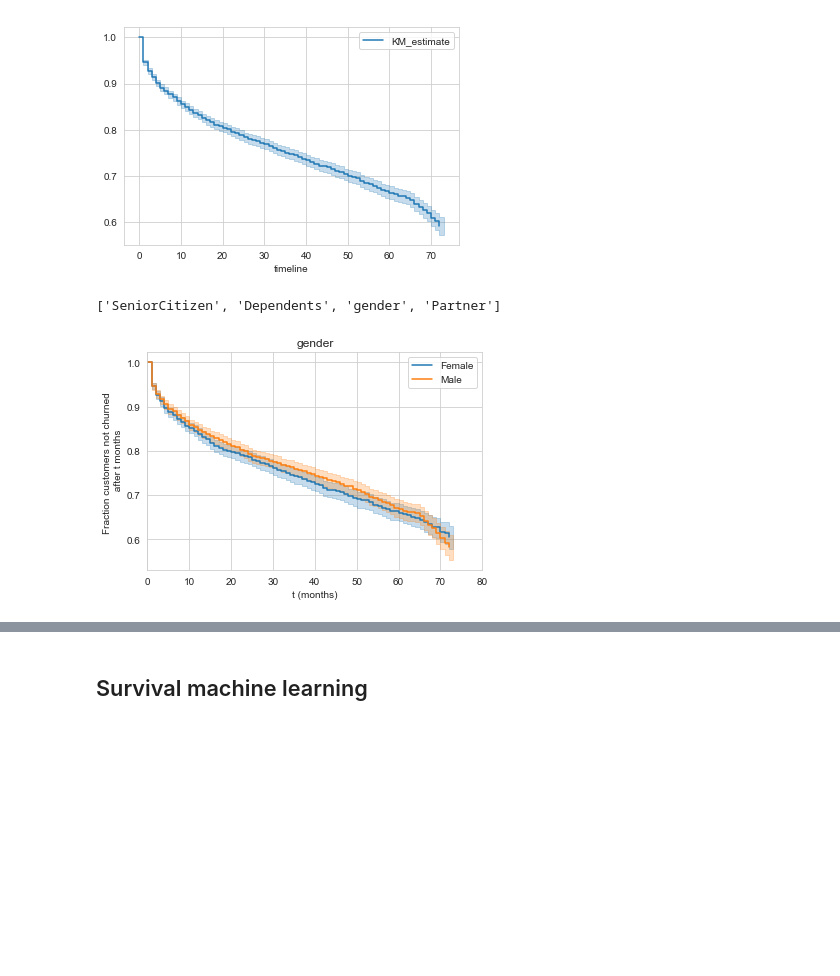
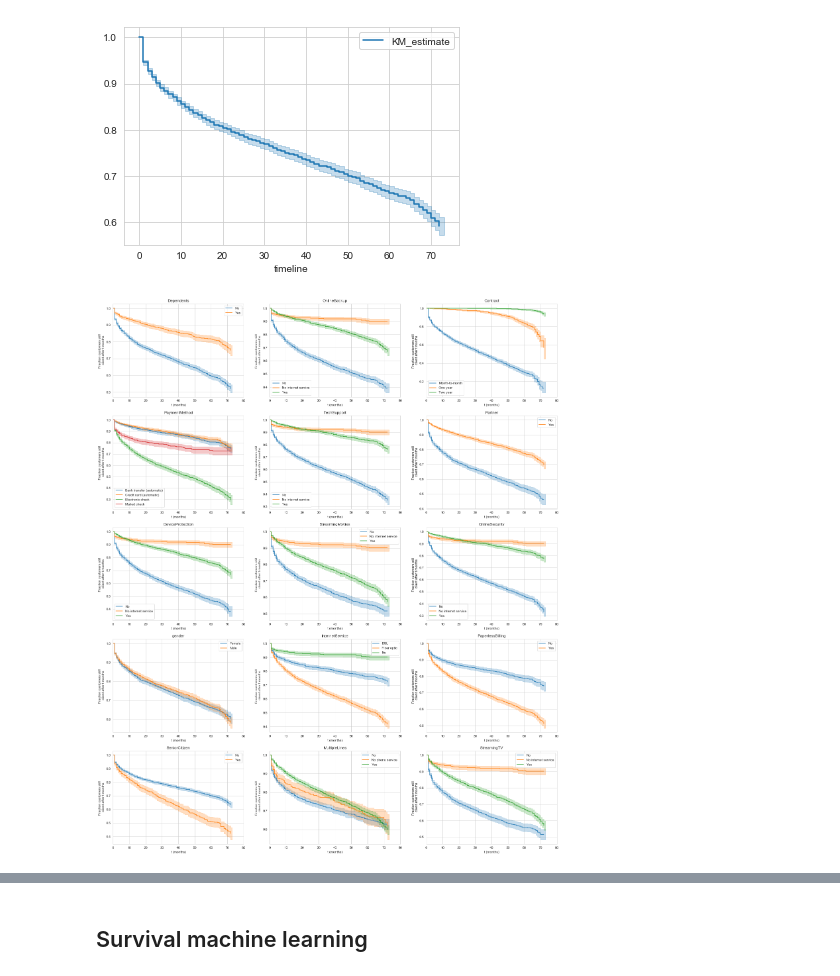
Before and after one commit to RobrechtVandendriessche/Survival, a Jupyter notebook: code/survival-ml.ipynb, the cells around one changed output, grey strips where cells are left out. Saved outputs shown, nothing was run; the diff lists cells and outputs as text; code cells hidden in the pictures; blank space fills up the shorter version.

Commit message:
surv curves ready

```diff
--- a/code/survival-ml.ipynb
+++ b/code/survival-ml.ipynb
@@ -262,3 +257,3 @@ Based on the above analysis, we decide to drop a few variables as they appear to
 # %%
-to_drop = ['MonthlyCharges', 'PhoneService']
+to_drop = ['TotalCharges', 'PhoneService']
 churn.drop(churn[to_drop], axis=1, inplace=True)
@@ -273,24 +266,21 @@ kmf.plot()
 # %% [output]
 <matplotlib.axes._subplots.AxesSubplot at 0x...>
 [figure]
-# %%
-#xvar = 'SeniorCitizen'
-xvars = list(set(churn.iloc[:,0:4].columns) - set(['tenure', 'Churn']))
-print(xvars)
-# %% [output]
-['SeniorCitizen', 'Dependents', 'gender', 'Partner']
 # %%
-xvar = 'gender'
-ax = plt.subplot(111)
+xvars = list(set(churn.select_dtypes(include='category').columns) - set(['tenure', 'Churn']))
+fig_rows = np.ceil(len(xvars)/3)
+fig_cols = np.ceil(len(xvars)/fig_rows)
+plt.figure(figsize=(fig_cols*8, fig_rows*6))
 
-for name, grouped_df in churn.groupby(xvar):
-    kmf.fit(grouped_df['tenure'], grouped_df['Churn'], label=name)
-    kmf.plot(ax=ax, legend=True)
-    plt.title(xvar)
-    plt.xlim(0, 80)
-    plt.ylabel('Fraction customers not churned \n after t months')
-    plt.xlabel('t (months)')
-    #plt.show()
+for i, xvar in enumerate(xvars):
+    ax = plt.subplot(fig_rows, 3, i+1)
+    for name, grouped_df in churn.groupby(xvar):
+        kmf.fit(grouped_df['tenure'], grouped_df['Churn'], label=name)
+        kmf.plot(ax=ax, legend=True)
+        plt.title(xvar)
+        plt.xlim(0, 80)
+        plt.ylabel('Fraction customers still \n client after t months')
+        plt.xlabel('t (months)')
 # %% [output]
-[figure, old version]
+[figure, new version]
 # %%
```
Also changed, not shown: parts of 5 cells of this notebook.
